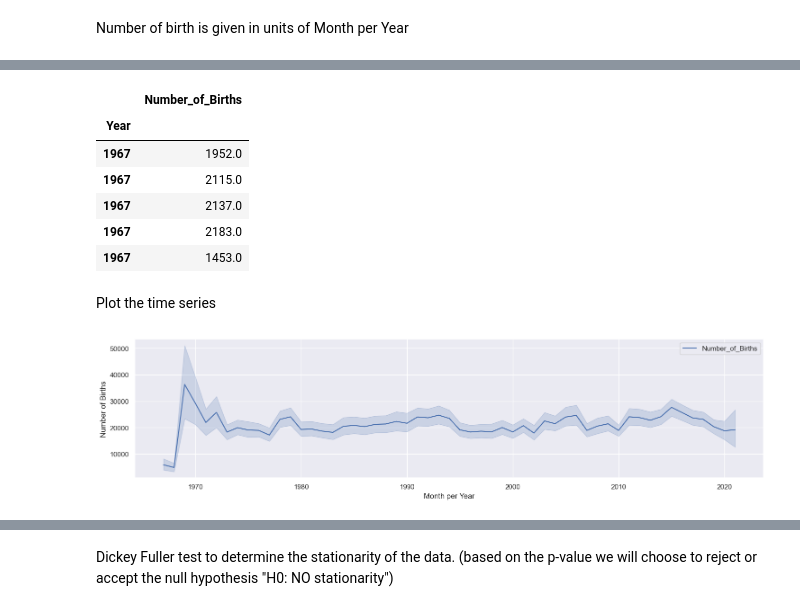
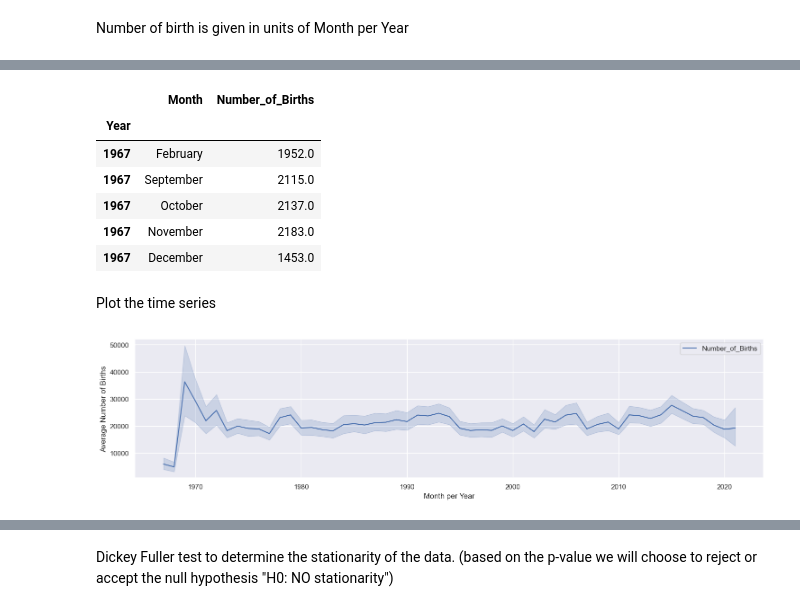
Before and after one commit to worldteacher-global/MA641_TIMESERIES_GROUPPROJECT, a Jupyter notebook: TS_.ipynb, the cells around one changed output, grey strips where cells are left out. Drawn from its saved outputs; the diff is of its cells as text; code cells hidden in the pictures.

```diff
--- a/TS_.ipynb
+++ b/TS_.ipynb
@@ -243,8 +245,6 @@ Year
 1970    29284.876984
 1971    21936.228501
 Name: Number_of_Births, dtype: float64
-# %%
-ss_df.drop('Month',axis=1,inplace=True)
 # %%
 ss_df.set_index('Year',inplace=True)
 # %% [markdown]
@@ -252,18 +272,18 @@ Number of birth is given in units of Month per Year
 # %%
 ss_df.head()
 # %% [output]
-|  | Number_of_Births |
-| Year |  |
-| 1967 | 1952.0 |
-| 1967 | 2115.0 |
-| 1967 | 2137.0 |
-| 1967 | 2183.0 |
-| 1967 | 1453.0 |
+|  | Month | Number_of_Births |
+| Year |  |  |
+| 1967 | February | 1952.0 |
+| 1967 | September | 2115.0 |
+| 1967 | October | 2137.0 |
+| 1967 | November | 2183.0 |
+| 1967 | December | 1453.0 |
 # %% [markdown]
 Plot the time series
 # %%
 sns.lineplot(ss_df)
-plt.ylabel('Number of Births');
+plt.ylabel('Average Number of Births');
 plt.xlabel('Month per Year');
 # %% [output]
-[figure, old version]
+[figure, new version]
```
Also changed, not shown: parts of 11 cells of this notebook.
